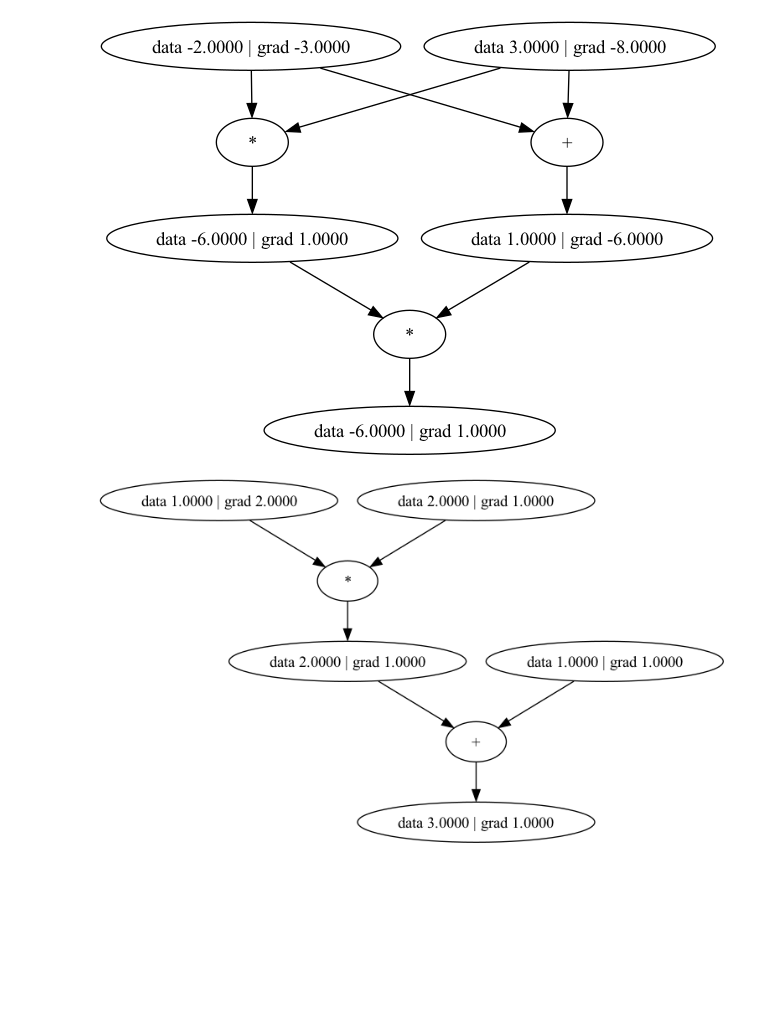
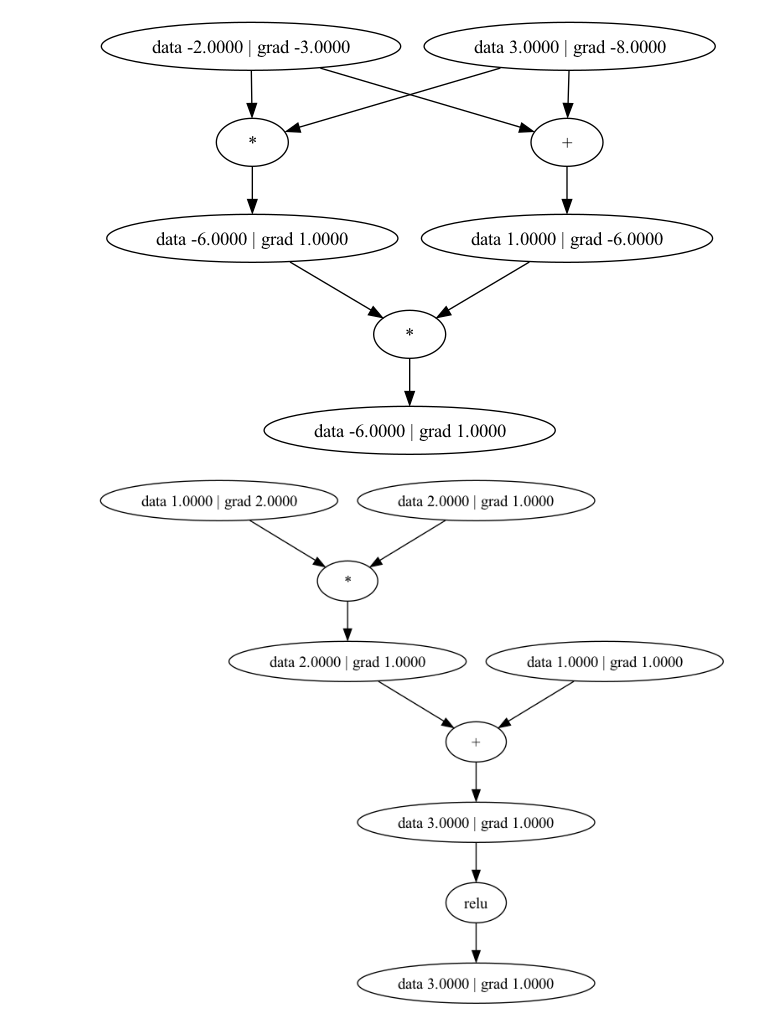
Before and after one commit to psykomal/micrograd-rs, a Jupyter notebook: demo_graph.ipynb, the cells around one changed output. Drawn from its saved outputs; the diff is of its cells as text; code cells hidden in the pictures; blank space fills up the shorter version.

```diff
--- a/demo_graph.ipynb
+++ b/demo_graph.ipynb
@@ -116,10 +116,9 @@ show_graph(&f);
 [figure]
 # %%
 let x = Value::new(1.0, vec![], None);
-let w = Value::new(1.0, vec![], None);
-let y = x * 2.0 + w;
+let y = (x * 2.0 + 1.0).relu();
 
 y.backward();
 show_graph(&y);
 # %% [output]
-[figure, old version]
+[figure, new version]
```
Also changed, not shown: parts of 5 cells of this notebook, 6 other files.
